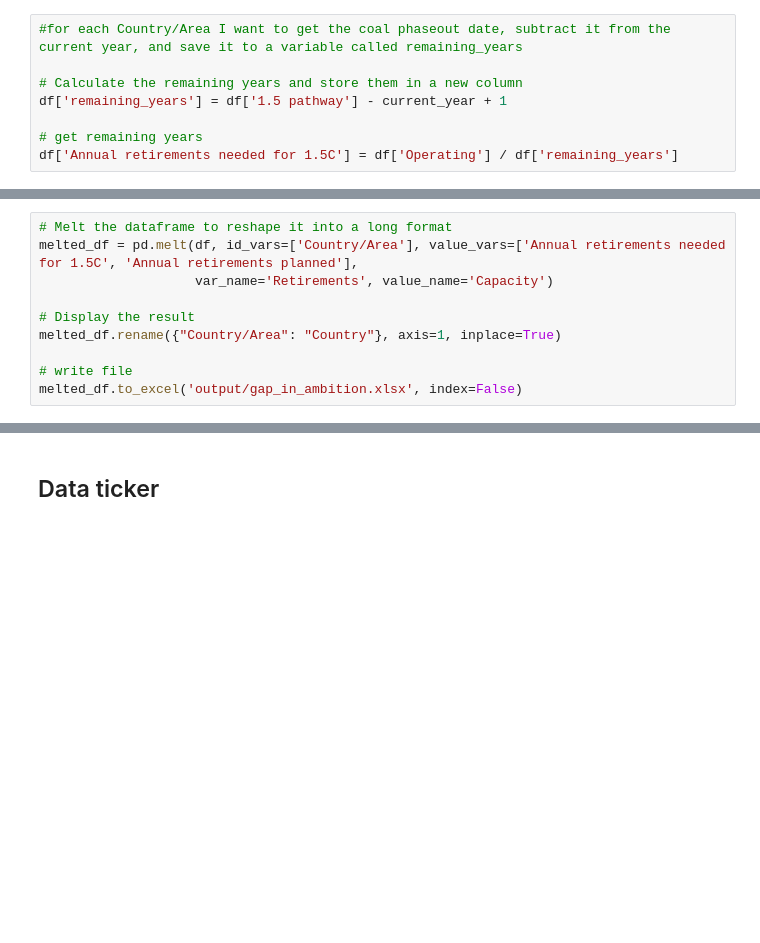
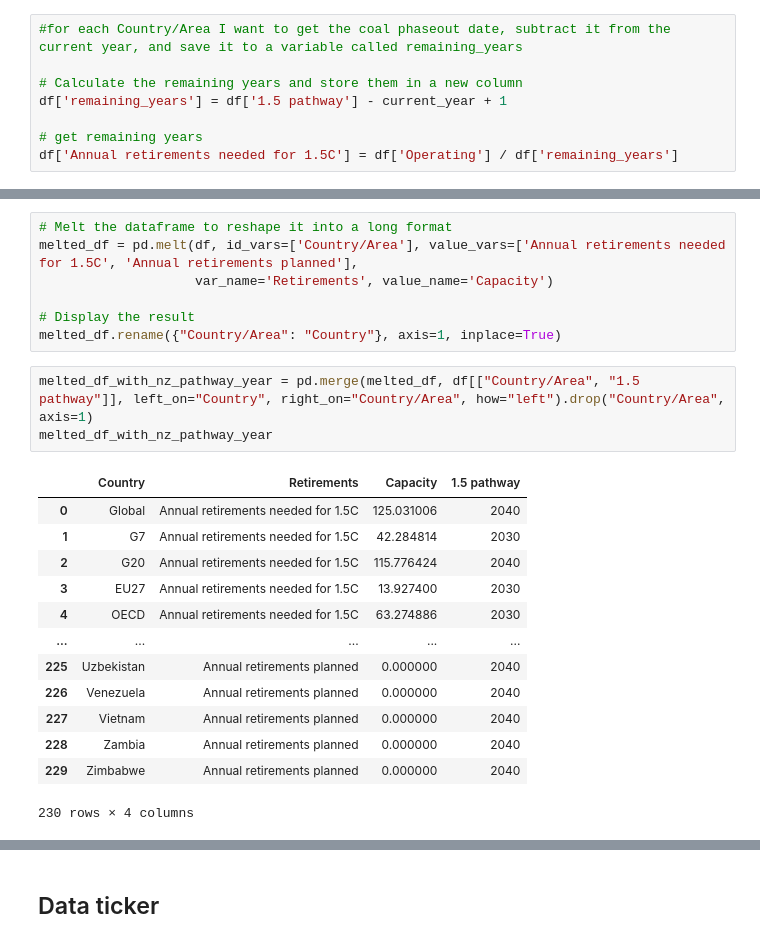
Before and after one commit to GlobalEnergyMonitor/coal-phaseout-preview, a Jupyter notebook: data_wrangling_1/Phaseout-dashboard_raw_data.ipynb, the cells around one changed output, grey strips where cells are left out. Drawn from its saved outputs; the diff is of its cells as text; blank space fills up the shorter version.

```diff
--- a/data_wrangling_1/Phaseout-dashboard_raw_data.ipynb
+++ b/data_wrangling_1/Phaseout-dashboard_raw_data.ipynb
@@ -316,6 +324,20 @@ melted_df = pd.melt(df, id_vars=['Country/Area'], value_vars=['Annual retirement
 
 # Display the result
 melted_df.rename({"Country/Area": "Country"}, axis=1, inplace=True)
-
-# write file
-melted_df.to_excel('output/gap_in_ambition.xlsx', index=False)
+# %%
+melted_df_with_nz_pathway_year = pd.merge(melted_df, df[["Country/Area", "1.5 pathway"]], left_on="Country", right_on="Country/Area", how="left").drop("Country/Area", axis=1)
+melted_df_with_nz_pathway_year
+# %% [output]
+|  | Country | Retirements | Capacity | 1.5 pathway |
+| 0 | Global | Annual retirements needed for 1.5C | 125.031006 | 2040 |
+| 1 | G7 | Annual retirements needed for 1.5C | 42.284814 | 2030 |
+| 2 | G20 | Annual retirements needed for 1.5C | 115.776424 | 2040 |
+| 3 | EU27 | Annual retirements needed for 1.5C | 13.927400 | 2030 |
+| 4 | OECD | Annual retirements needed for 1.5C | 63.274886 | 2030 |
+| ... | ... | ... | ... | ... |
+| 225 | Uzbekistan | Annual retirements planned | 0.000000 | 2040 |
+| 226 | Venezuela | Annual retirements planned | 0.000000 | 2040 |
+| 227 | Vietnam | Annual retirements planned | 0.000000 | 2040 |
+| 228 | Zambia | Annual retirements planned | 0.000000 | 2040 |
+| 229 | Zimbabwe | Annual retirements planned | 0.000000 | 2040 |
+230 rows × 4 columns
```
Also changed, not shown: parts of 14 cells of this notebook, 8 other files.
